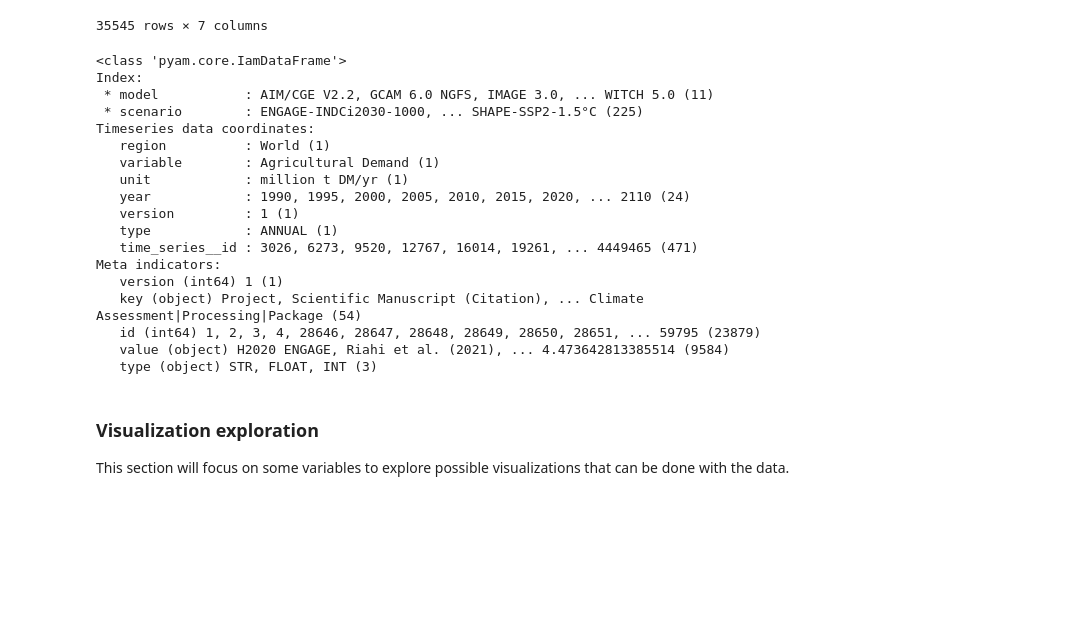
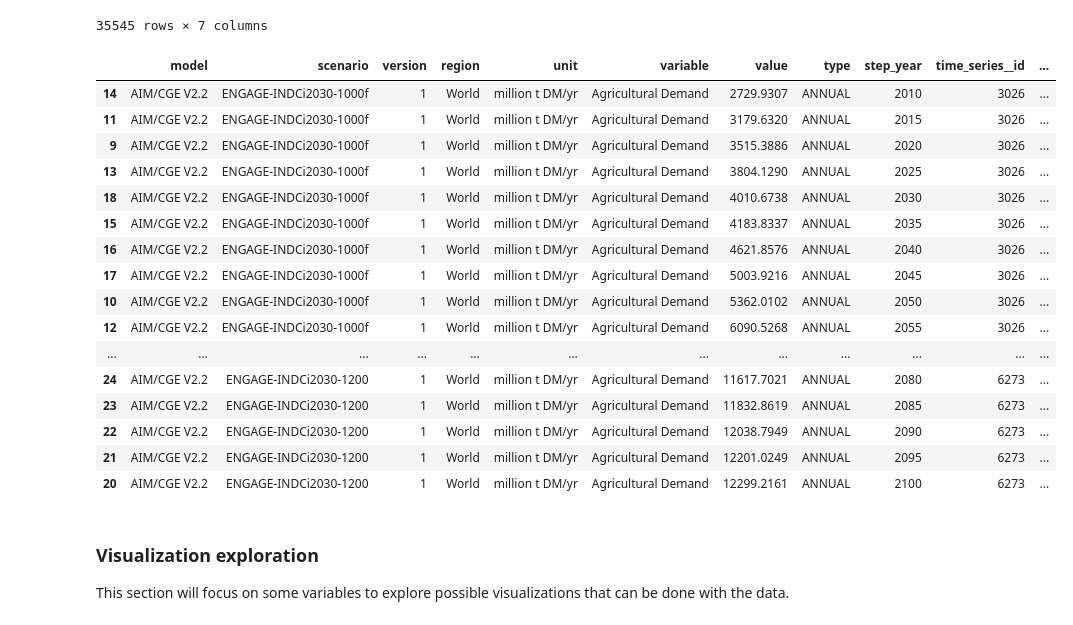
Before and after one commit to Vizzuality/Scenario-Compass-Platform, a Jupyter notebook: science/notebooks/data_exploration.ipynb, the cells around one changed output. Drawn from its saved outputs; the diff is of its cells as text; code cells hidden in the pictures; blank space fills up the shorter version.

Commit message:
SAIIASA-30 meta filter

```diff
--- a/science/notebooks/data_exploration.ipynb
+++ b/science/notebooks/data_exploration.ipynb
@@ -374,42 +190,37 @@ metaindicators
 | 35544 | IMAGE 3.3 | SHAPE-SSP2-1.5°C | 1 | Climate Assessment|Processing|Pac... | 61295 | climate-assessment (version: 0.1.... | STR |
 35545 rows × 7 columns
 # %%
-# usage of the client, fetching information for a set of scenarios for a specific variable
-data = create_iamdf(
-    create_df_from_api_response(
-        client.get_data(
-            "iamc/datapoints/",
-            params={"join_parameters": "true", "join_runs": "true", "table": "true"},
-            body={
-                # "run": {"id__in": list(range(1, 766))},
-                "variable": {"name__in": ["Agricultural Demand"]},
-                "region": {"name__in": ["World"]},
-            },
-        )
-    ),
-    metaindicators=metaindicators,
+data = create_df_from_api_response(
+    client.get_data(
+        "iamc/datapoints/",
+        params={"join_parameters": "true", "join_runs": "true", "table": "true"},
+        body={
+            "run": {"id__in": [1, 2]},
+            "variable": {"name__in": ["Agricultural Demand"]},
+            "region": {"name__in": ["World"]},
+        },
+    )
 )
 
 data
 # %% [output]
-<class 'pyam.core.IamDataFrame'>
-Index:
- * model           : AIM/CGE V2.2, GCAM 6.0 NGFS, IMAGE 3.0, ... WITCH 5.0 (11)
- * scenario        : ENGAGE-INDCi2030-1000, ... SHAPE-SSP2-1.5°C (225)
-Timeseries data coordinates:
-   region          : World (1)
-   variable        : Agricultural Demand (1)
-   unit            : million t DM/yr (1)
-   year            : 1990, 1995, 2000, 2005, 2010, 2015, 2020, ... 2110 (24)
-   version         : 1 (1)
-   type            : ANNUAL (1)
-   time_series__id : 3026, 6273, 9520, 12767, 16014, 19261, ... 4449465 (471)
-Meta indicators:
-   version (int64) 1 (1)
-   key (object) Project, Scientific Manuscript (Citation), ... Climate Assessment|Processing|Package (54)
-   id (int64) 1, 2, 3, 4, 28646, 28647, 28648, 28649, 28650, 28651, ... 59795 (23879)
-   value (object) H2020 ENGAGE, Riahi et al. (2021), ... 4.473642813385514 (9584)
-   type (object) STR, FLOAT, INT (3)
+|  | model | scenario | version | region | unit | variable | value | type | step_year | time_series__id | ... |
+| 14 | AIM/CGE V2.2 | ENGAGE-INDCi2030-1000f | 1 | World | million t DM/yr | Agricultural Demand | 2729.9307 | ANNUAL | 2010 | 3026 | ... |
+| 11 | AIM/CGE V2.2 | ENGAGE-INDCi2030-1000f | 1 | World | million t DM/yr | Agricultural Demand | 3179.6320 | ANNUAL | 2015 | 3026 | ... |
+| 9 | AIM/CGE V2.2 | ENGAGE-INDCi2030-1000f | 1 | World | million t DM/yr | Agricultural Demand | 3515.3886 | ANNUAL | 2020 | 3026 | ... |
+| 13 | AIM/CGE V2.2 | ENGAGE-INDCi2030-1000f | 1 | World | million t DM/yr | Agricultural Demand | 3804.1290 | ANNUAL | 2025 | 3026 | ... |
+| 18 | AIM/CGE V2.2 | ENGAGE-INDCi2030-1000f | 1 | World | million t DM/yr | Agricultural Demand | 4010.6738 | ANNUAL | 2030 | 3026 | ... |
+| 15 | AIM/CGE V2.2 | ENGAGE-INDCi2030-1000f | 1 | World | million t DM/yr | Agricultural Demand | 4183.8337 | ANNUAL | 2035 | 3026 | ... |
+| 16 | AIM/CGE V2.2 | ENGAGE-INDCi2030-1000f | 1 | World | million t DM/yr | Agricultural Demand | 4621.8576 | ANNUAL | 2040 | 3026 | ... |
+| 17 | AIM/CGE V2.2 | ENGAGE-INDCi2030-1000f | 1 | World | million t DM/yr | Agricultural Demand | 5003.9216 | ANNUAL | 2045 | 3026 | ... |
+| 10 | AIM/CGE V2.2 | ENGAGE-INDCi2030-1000f | 1 | World | million t DM/yr | Agricultural Demand | 5362.0102 | ANNUAL | 2050 | 3026 | ... |
+| 12 | AIM/CGE V2.2 | ENGAGE-INDCi2030-1000f | 1 | World | million t DM/yr | Agricultural Demand | 6090.5268 | ANNUAL | 2055 | 3026 | ... |
+| ... | ... | ... | ... | ... | ... | ... | ... | ... | ... | ... | ... |
+| 24 | AIM/CGE V2.2 | ENGAGE-INDCi2030-1200 | 1 | World | million t DM/yr | Agricultural Demand | 11617.7021 | ANNUAL | 2080 | 6273 | ... |
+| 23 | AIM/CGE V2.2 | ENGAGE-INDCi2030-1200 | 1 | World | million t DM/yr | Agricultural Demand | 11832.8619 | ANNUAL | 2085 | 6273 | ... |
+| 22 | AIM/CGE V2.2 | ENGAGE-INDCi2030-1200 | 1 | World | million t DM/yr | Agricultural Demand | 12038.7949 | ANNUAL | 2090 | 6273 | ... |
+| 21 | AIM/CGE V2.2 | ENGAGE-INDCi2030-1200 | 1 | World | million t DM/yr | Agricultural Demand | 12201.0249 | ANNUAL | 2095 | 6273 | ... |
+| 20 | AIM/CGE V2.2 | ENGAGE-INDCi2030-1200 | 1 | World | million t DM/yr | Agricultural Demand | 12299.2161 | ANNUAL | 2100 | 6273 | ... |
 # %% [markdown]
 ### Visualization exploration
 
```
Also changed, not shown: parts of 14 cells of this notebook, 51 other files.
